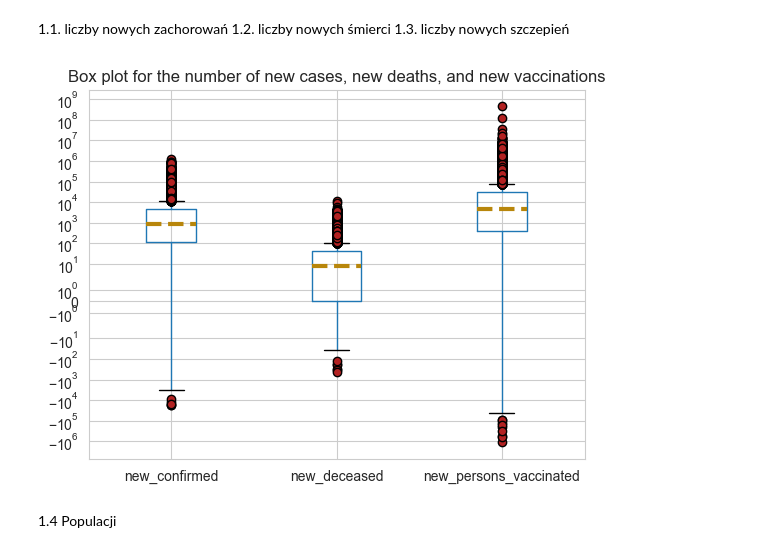
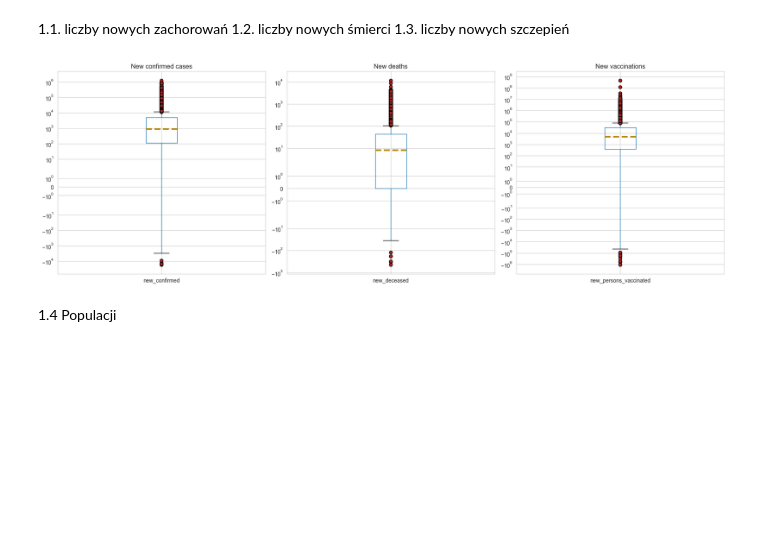
Before and after one commit to qmacdom/BigData, a Jupyter notebook: zad2.ipynb, the cells around one changed output. Cells and saved outputs as stored; diff of their text form; code cells hidden in the pictures; blank space fills up the shorter version.

```diff
--- a/zad2.ipynb
+++ b/zad2.ipynb
@@ -52,18 +51,37 @@ merged_data_df = pd.read_csv('results\\prepared_for_2_ex.csv')
 1.1. liczby nowych zachorowań
 1.2. liczby nowych śmierci
 1.3. liczby nowych szczepień
-# %%
-merged_data_df.boxplot(
-    ["new_confirmed", "new_deceased", "new_persons_vaccinated"],
-    flierprops={'marker': 'o', 'markersize': 6,
-                'markerfacecolor': 'firebrick'},
-    medianprops={'linestyle': '--', 'linewidth': 3, 'color': 'darkgoldenrod'})
-plt.yscale('symlog')
-plt.title(
-    'Box plot for the number of new cases, new deaths, and new vaccinations')
-plt.show()
-# %% [output]
-[figure, removed]
+# %%
+import pandas as pd
+import matplotlib.pyplot as plt
+
+
+merged_data_df = pd.read_csv('results\\prepared_for_2_ex.csv')
+fig, axes = plt.subplots(1, 3, figsize=(18, 6))
+
+flier_props = {'marker': 'o', 'markersize': 6, 'markerfacecolor': 'firebrick'}
+median_props = {'linestyle': '--', 'linewidth': 3, 'color': 'darkgoldenrod'}
+
+
+merged_data_df.boxplot(["new_confirmed"], ax=axes[0],
+                       flierprops=flier_props, medianprops=median_props)
+axes[0].set_yscale('symlog')
+axes[0].set_title('New confirmed cases')
+
+merged_data_df.boxplot(["new_deceased"], ax=axes[1],
+                       flierprops=flier_props, medianprops=median_props)
+axes[1].set_yscale('symlog')
+axes[1].set_title('New deaths')
+
+merged_data_df.boxplot(["new_persons_vaccinated"], ax=axes[2],
+                       flierprops=flier_props, medianprops=median_props)
+axes[2].set_yscale('symlog')
+axes[2].set_title('New vaccinations')
+
+plt.tight_layout()
+plt.show()
+# %% [output]
+[figure, added]
 # %% [markdown]
 1.4 Populacji
 # %%
```
Also changed, not shown: parts of 7 cells of this notebook.
